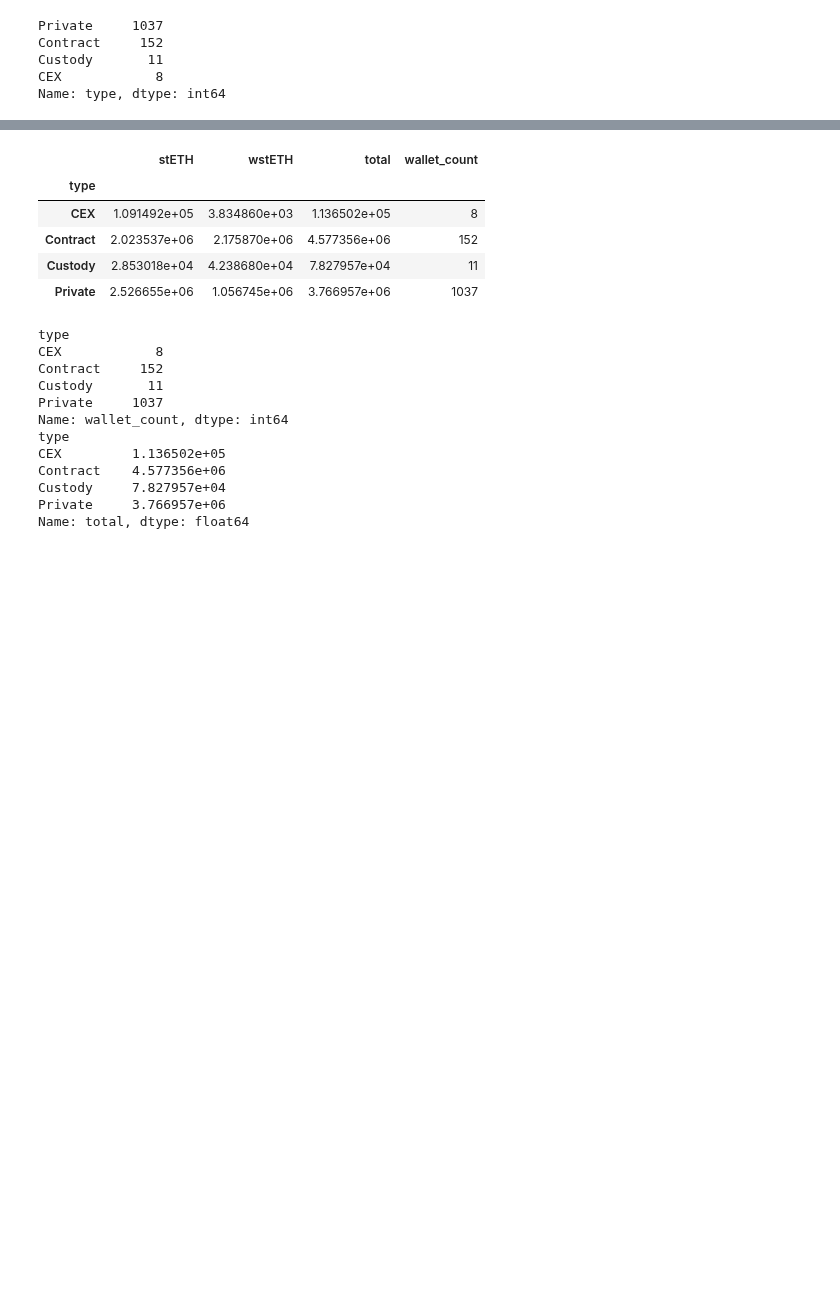
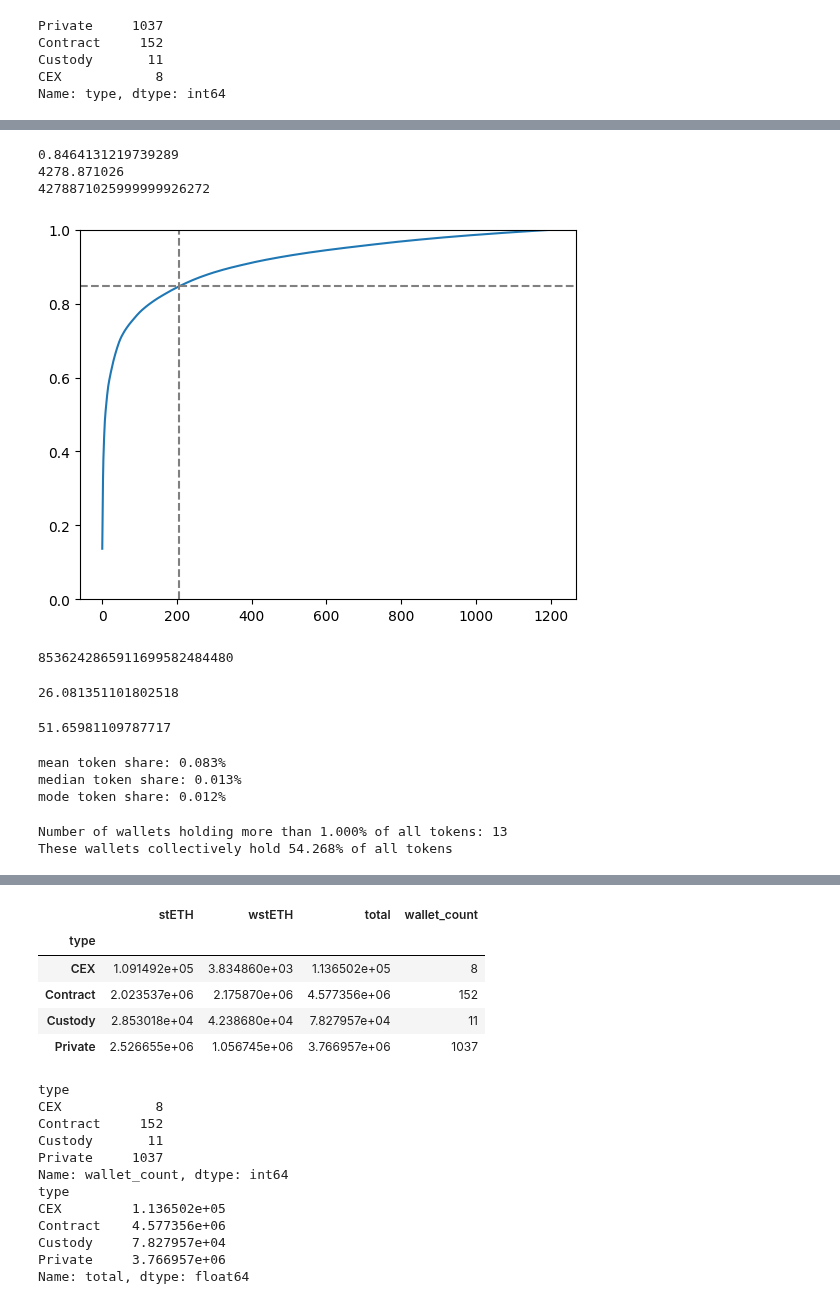
Before and after one commit to collectif-dao/dg-research, a Jupyter notebook: wallet_analysis.ipynb, the cells around one changed output, grey strips where cells are left out. Drawn from its saved outputs; the diff is of its cells as text; code cells hidden in the pictures; blank space fills up the shorter version.

```diff
--- a/wallet_analysis.ipynb
+++ b/wallet_analysis.ipynb
@@ -50,0 +78,52 @@ Name: type, dtype: int64
+# %%
+threshold = 0.05
+balance = sorted(wallet_df.total)[::-1]
+points = np.cumsum(balance) / wallet_df.total.sum()
+plt.plot(points)
+mask = wallet_df.total_token_share > threshold
+x = np.sum(mask)
+y = wallet_df[mask].total_token_share.sum() / 100
+plt.plot([x, x], [0, 1], color='grey', linestyle='--')
+xlim = plt.xlim()
+plt.plot(xlim, [y, y], color='grey', linestyle='--')
+plt.xlim(xlim)
+plt.ylim(0,1)
+print(y)
+print(wallet_df[mask].total.min())
+print(int(wallet_df[mask].total.min() * 10 **18))
+# sns.displot(np.cumsum(balance), log_scale=True, kind='ecdf')
+# %% [output]
+0.8464131219739289
+4278.871026
+4278871025999999926272
+[figure, added]
+# %%
+int(wallet_df.total.sum() * 10 ** 18)
+# %% [output]
+8536242865911699582484480
+# %%
+wallet_df[mask & (wallet_df.type == 'Private')].total_token_share.sum()
+# %% [output]
+26.081351101802518
+# %%
+wallet_df[mask & (wallet_df.type != 'Private')].total_token_share.sum()
+# %% [output]
+51.65981109787717
+# %%
+print('mean token share:', f'{wallet_df.total_token_share.mean():.3f}%')
+print('median token share:', f'{wallet_df.total_token_share.median():.3f}%')
+print('mode token share:', f'{wallet_df.total_token_share.mode().iloc[0]:.3f}%')
+# %% [output]
+mean token share: 0.083%
+median token share: 0.013%
+mode token share: 0.012%
+# %%
+threshold = 1
+mask = wallet_df.total_token_share >= threshold
+wallet_count = np.sum(mask)
+print(f'Number of wallets holding more than {threshold:.3f}% of all tokens: {wallet_count}')
+total_share = np.sum(wallet_df[mask]['total_token_share'].sum())
+print(f'These wallets collectively hold {total_share:.3f}% of all tokens')
+# %% [output]
+Number of wallets holding more than 1.000% of all tokens: 13
+These wallets collectively hold 54.268% of all tokens
```
Also changed, not shown: parts of 6 cells of this notebook, 6 other files.
